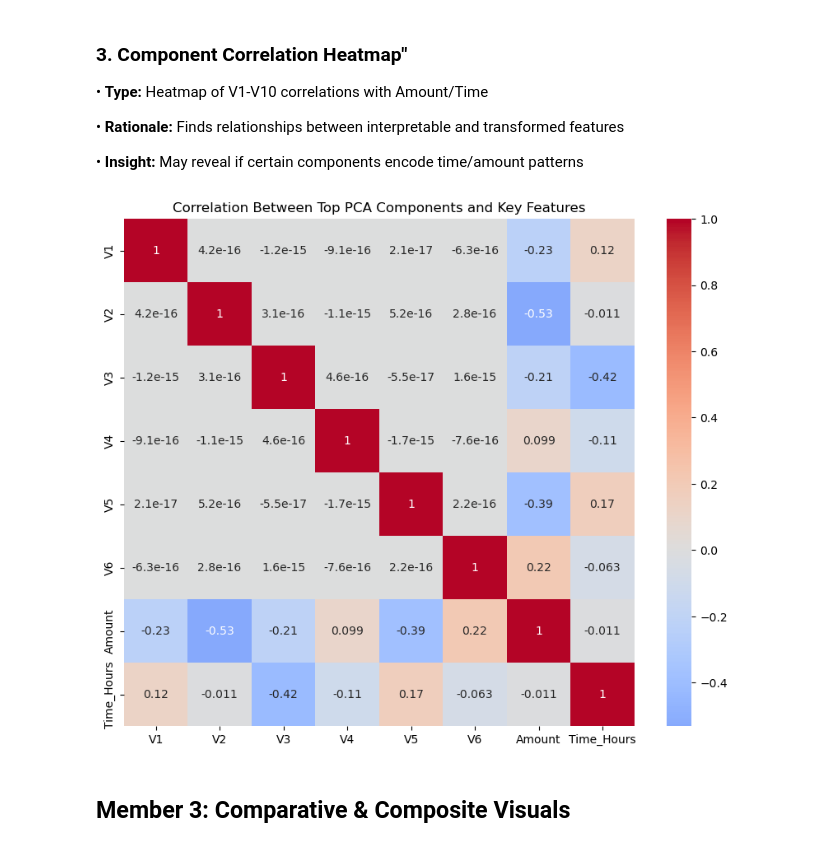
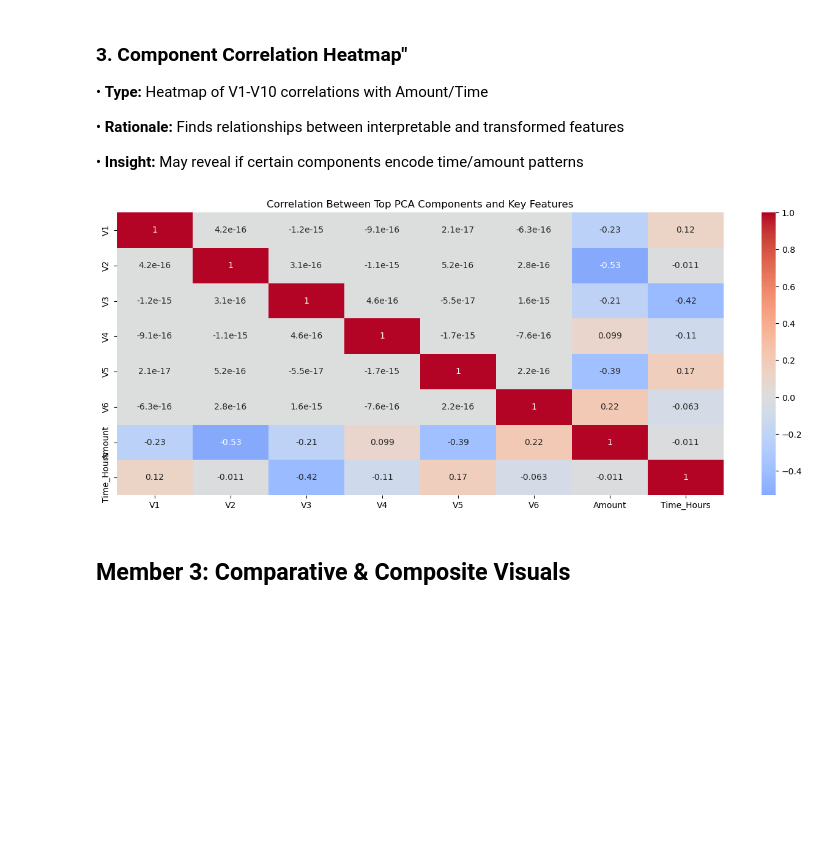
Before and after one commit to danielTongu/cs445_spring2025, a Jupyter notebook: stage2/fraud_visualizations.ipynb, the cells around one changed output. Cells and saved outputs as stored; diff of their text form; code cells hidden in the pictures; blank space fills up the shorter version.

```diff
--- a/stage2/fraud_visualizations.ipynb
+++ b/stage2/fraud_visualizations.ipynb
@@ -190,12 +220,13 @@ plt.show()
 # %%
 corr_matrix = df[['V1','V2','V3','V4','V5','V6','Amount','Time_Hours']].corr()
 
 plt.figure(figsize=(10, 8))
 sns.heatmap(corr_matrix, annot=True, cmap='coolwarm', center=0)
 plt.title('Correlation Between Top PCA Components and Key Features')
+plt.gcf().set_size_inches(16, 6)
 plt.show()
 # %% [output]
-[figure, old version]
+[figure, new version]
 # %% [markdown]
 ## Member 3: Comparative & Composite Visuals
 # %% [markdown]
```
Also changed, not shown: parts of 6 cells of this notebook, 2 other files.
